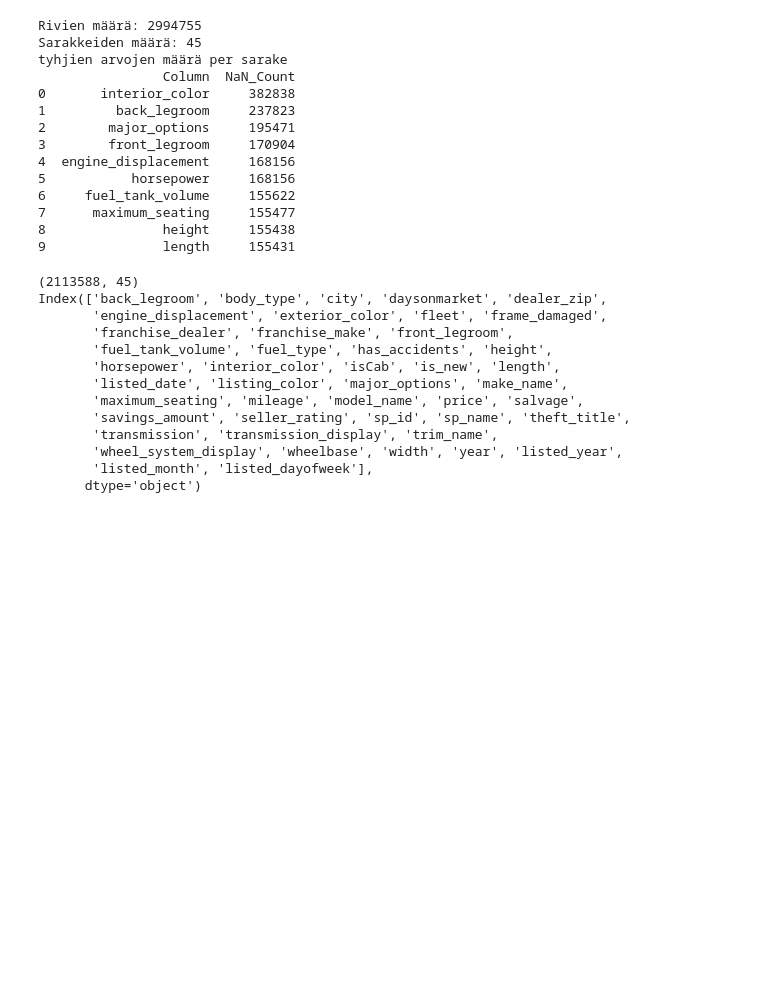
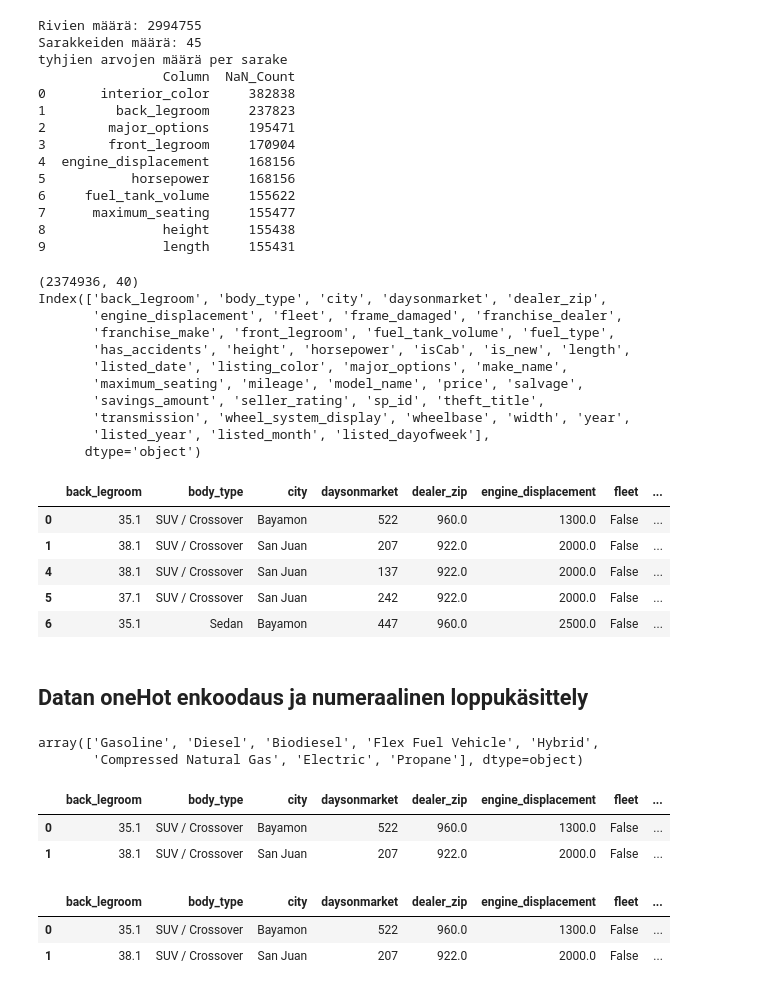
Before and after one commit to JermuSo/aida_project_group1, a Jupyter notebook: docs/Phase 3/phase_3_results.ipynb, the cells around one changed output. Drawn from its saved outputs; the diff is of its cells as text; code cells hidden in the pictures; blank space fills up the shorter version.

```diff
--- a/docs/Phase 3/phase_3_results.ipynb
+++ b/docs/Phase 3/phase_3_results.ipynb
@@ -520,24 +521,62 @@ tyhjien arvojen määrä per sarake
 7      maximum_seating     155477
 8               height     155438
 9               length     155431
-# %%
-#Testataan paljonko jää rivejä jos poistetaan kaikki NaN
-
-cleaned_df2 = dataframe.dropna()
-
-print(cleaned_df2.shape)
-print(cleaned_df2.columns)
-# %% [output]
-(2113588, 45)
-Index(['back_legroom', 'body_type', 'city', 'daysonmarket', 'dealer_zip',
-       'engine_displacement', 'exterior_color', 'fleet', 'frame_damaged',
-       'franchise_dealer', 'franchise_make', 'front_legroom',
-       'fuel_tank_volume', 'fuel_type', 'has_accidents', 'height',
-       'horsepower', 'interior_color', 'isCab', 'is_new', 'length',
-       'listed_date', 'listing_color', 'major_options', 'make_name',
-       'maximum_seating', 'mileage', 'model_name', 'price', 'salvage',
-       'savings_amount', 'seller_rating', 'sp_id', 'sp_name', 'theft_title',
-       'transmission', 'transmission_display', 'trim_name',
-       'wheel_system_display', 'wheelbase', 'width', 'year', 'listed_year',
-       'listed_month', 'listed_dayofweek'],
-      dtype='object')
+# %%
+#Testataan paljonko jää rivejä jos poistetaan kaikki NaN
+#sp_name:ssa myyjän lisäämiä asioita esim. GT, Sport, kaupunki missä myynnissä
+#trim_name trimmattu nimi
+#transmission_display tarkemmat arvot vaihteille, monta erilaista tekstiä, jätetään transmission -sarake kuvaamaan automati, manual, ctv ja dual clutchia.
+dataframe.drop(columns=['exterior_color', 'interior_color', 'sp_name', 'trim_name', 'transmission_display'], inplace=True)
+
+
+cleaned_df2 = dataframe.dropna()
+
+print(cleaned_df2.shape)
+print(cleaned_df2.columns)
+pd.set_option('display.max_columns', None)
+
+#len(cleaned_df2['sp_name'].unique())
+cleaned_df2.head(5)
+# %% [output]
+(2374936, 40)
+Index(['back_legroom', 'body_type', 'city', 'daysonmarket', 'dealer_zip',
+       'engine_displacement', 'fleet', 'frame_damaged', 'franchise_dealer',
+       'franchise_make', 'front_legroom', 'fuel_tank_volume', 'fuel_type',
+       'has_accidents', 'height', 'horsepower', 'isCab', 'is_new', 'length',
+       'listed_date', 'listing_color', 'major_options', 'make_name',
+       'maximum_seating', 'mileage', 'model_name', 'price', 'salvage',
+       'savings_amount', 'seller_rating', 'sp_id', 'theft_title',
+       'transmission', 'wheel_system_display', 'wheelbase', 'width', 'year',
+       'listed_year', 'listed_month', 'listed_dayofweek'],
+      dtype='object')
+|  | back_legroom | body_type | city | daysonmarket | dealer_zip | engine_displacement | fleet | ... |
+| 0 | 35.1 | SUV / Crossover | Bayamon | 522 | 960.0 | 1300.0 | False | ... |
+| 1 | 38.1 | SUV / Crossover | San Juan | 207 | 922.0 | 2000.0 | False | ... |
+| 4 | 38.1 | SUV / Crossover | San Juan | 137 | 922.0 | 2000.0 | False | ... |
+| 5 | 37.1 | SUV / Crossover | San Juan | 242 | 922.0 | 2000.0 | False | ... |
+| 6 | 35.1 | Sedan | Bayamon | 447 | 960.0 | 2500.0 | False | ... |
+# %% [markdown]
+## Datan oneHot enkoodaus ja numeraalinen loppukäsittely
+# %%
+cleaned_df2['fuel_type'].unique()
+# %% [output]
+array(['Gasoline', 'Diesel', 'Biodiesel', 'Flex Fuel Vehicle', 'Hybrid',
+       'Compressed Natural Gas', 'Electric', 'Propane'], dtype=object)
+# %%
+cleaned_df2['wheel_system_display'].unique()
+
+cleaned_df2 = pd.get_dummies(cleaned_df2, columns=['wheel_system_display'], prefix='wheel')
+cleaned_df2.head(2)
+# %% [output]
+|  | back_legroom | body_type | city | daysonmarket | dealer_zip | engine_displacement | fleet | ... |
+| 0 | 35.1 | SUV / Crossover | Bayamon | 522 | 960.0 | 1300.0 | False | ... |
+| 1 | 38.1 | SUV / Crossover | San Juan | 207 | 922.0 | 2000.0 | False | ... |
+# %%
+cleaned_df2['transmission'].unique()
+
+cleaned_df2 = pd.get_dummies(cleaned_df2, columns=['transmission'], prefix='transmission')
+cleaned_df2.head(2)
+# %% [output]
+|  | back_legroom | body_type | city | daysonmarket | dealer_zip | engine_displacement | fleet | ... |
+| 0 | 35.1 | SUV / Crossover | Bayamon | 522 | 960.0 | 1300.0 | False | ... |
+| 1 | 38.1 | SUV / Crossover | San Juan | 207 | 922.0 | 2000.0 | False | ... |
```
Also changed, not shown: parts of 11 cells of this notebook.
